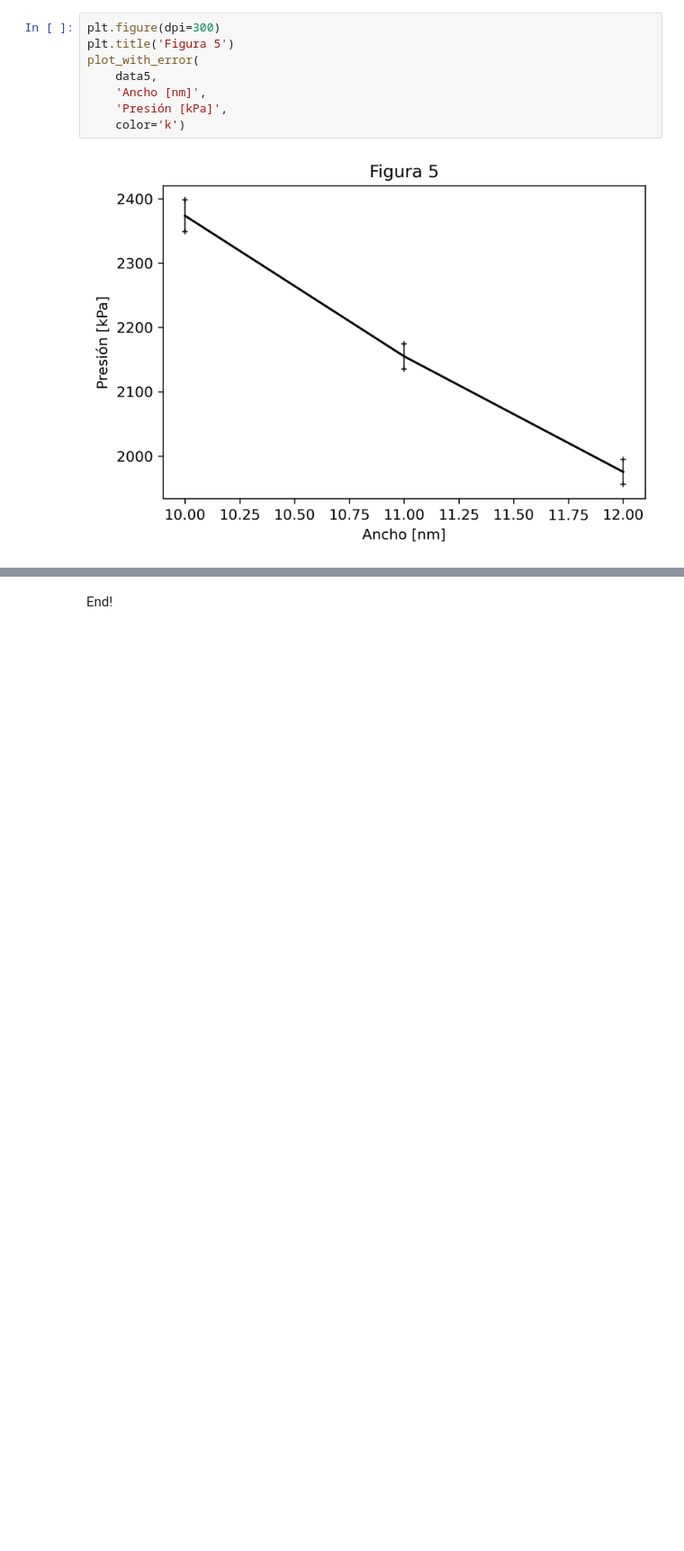
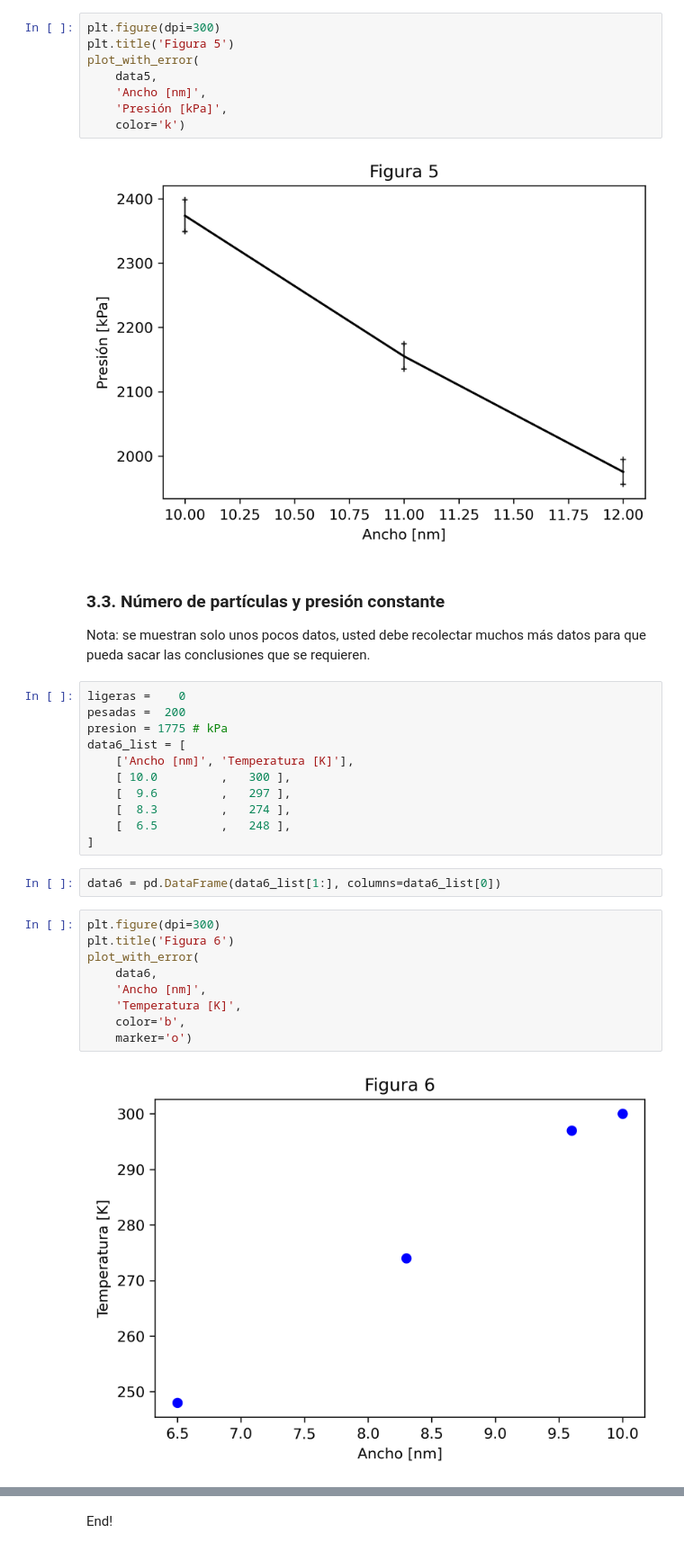
Before and after one commit to davidalejandromiranda/StatisticalPhysics, a Jupyter notebook: notebooks/es_GasIdealPresionTemperaturaParticulas.ipynb, the cells around one changed output, grey strips where cells are left out. Shown at 90% size. Drawn from its saved outputs; the diff is of its cells as text; blank space fills up the shorter version.

```diff
--- a/notebooks/es_GasIdealPresionTemperaturaParticulas.ipynb
+++ b/notebooks/es_GasIdealPresionTemperaturaParticulas.ipynb
@@ -238,6 +238,33 @@ plot_with_error(
     color='k')
 # %% [output]
 [figure]
+# %% [markdown]
+### 3.3. Número de partículas y presión constante
+Nota: se muestran solo unos pocos datos, usted debe recolectar muchos más datos para que pueda sacar las conclusiones que se requieren.
+# %%
+ligeras =    0
+pesadas =  200
+presion = 1775 # kPa
+data6_list = [
+    ['Ancho [nm]', 'Temperatura [K]'],
+    [ 10.0         ,   300 ],
+    [  9.6         ,   297 ],
+    [  8.3         ,   274 ],
+    [  6.5         ,   248 ],
+]
+# %%
+data6 = pd.DataFrame(data6_list[1:], columns=data6_list[0])
+# %%
+plt.figure(dpi=300)
+plt.title('Figura 6')
+plot_with_error(
+    data6,
+    'Ancho [nm]',
+    'Temperatura [K]',
+    color='b',
+    marker='o')
+# %% [output]
+[figure, added]
 # %% [markdown]
 ## 4. Preguntas de autoexplicación
 
```
Also changed, not shown: parts of 2 cells of this notebook.
